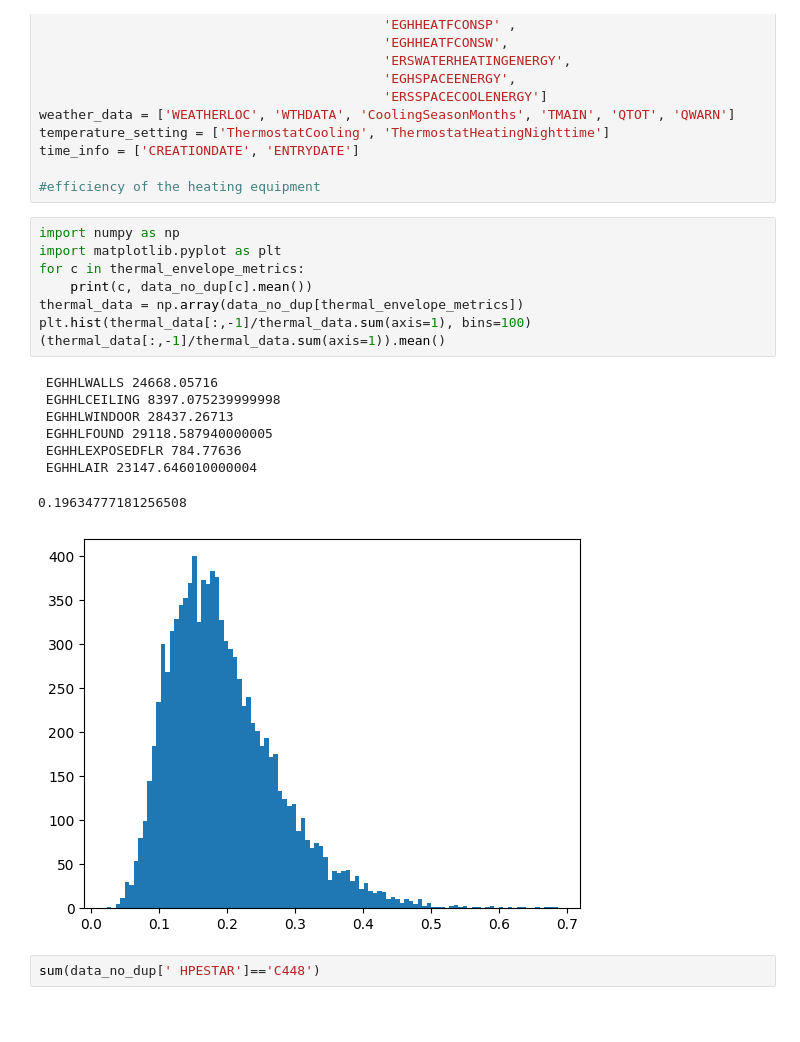
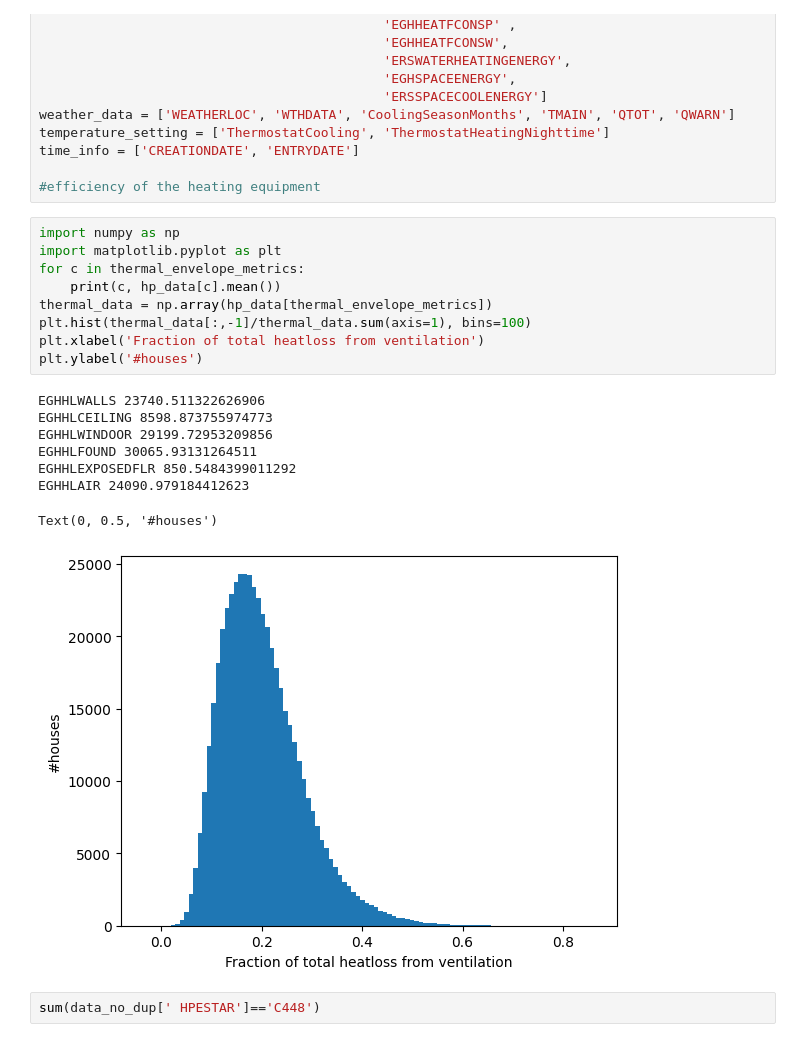
Before and after one commit to ranok92/eccc, a Jupyter notebook: Overload_Assess/notebooks/heatpump.ipynb, the cells around one changed output. Drawn from its saved outputs; the diff is of its cells as text; blank space fills up the shorter version.

```diff
--- a/Overload_Assess/notebooks/heatpump.ipynb
+++ b/Overload_Assess/notebooks/heatpump.ipynb
@@ -131,20 +131,21 @@ time_info = ['CREATIONDATE', 'ENTRYDATE']
 # %%
 import numpy as np
 import matplotlib.pyplot as plt
 for c in thermal_envelope_metrics:
-    print(c, data_no_dup[c].mean())
-thermal_data = np.array(data_no_dup[thermal_envelope_metrics])
+    print(c, hp_data[c].mean())
+thermal_data = np.array(hp_data[thermal_envelope_metrics])
 plt.hist(thermal_data[:,-1]/thermal_data.sum(axis=1), bins=100)
-(thermal_data[:,-1]/thermal_data.sum(axis=1)).mean()
+plt.xlabel('Fraction of total heatloss from ventilation')
+plt.ylabel('#houses')
 # %% [output]
- EGHHLWALLS 24668.05716
- EGHHLCEILING 8397.075239999998
- EGHHLWINDOOR 28437.26713
- EGHHLFOUND 29118.587940000005
- EGHHLEXPOSEDFLR 784.77636
- EGHHLAIR 23147.646010000004
+EGHHLWALLS 23740.511322626906
+EGHHLCEILING 8598.873755974773
+EGHHLWINDOOR 29199.72953209856
+EGHHLFOUND 30065.93131264511
+EGHHLEXPOSEDFLR 850.5484399011292
+EGHHLAIR 24090.979184412623
-0.19634777181256508
+Text(0, 0.5, '#houses')
-[figure, old version]
+[figure, new version]
 # %%
 sum(data_no_dup[' HPESTAR']=='C448')
 # %% [output]
```
Also changed, not shown: parts of 144 cells of this notebook, 2 other files.
